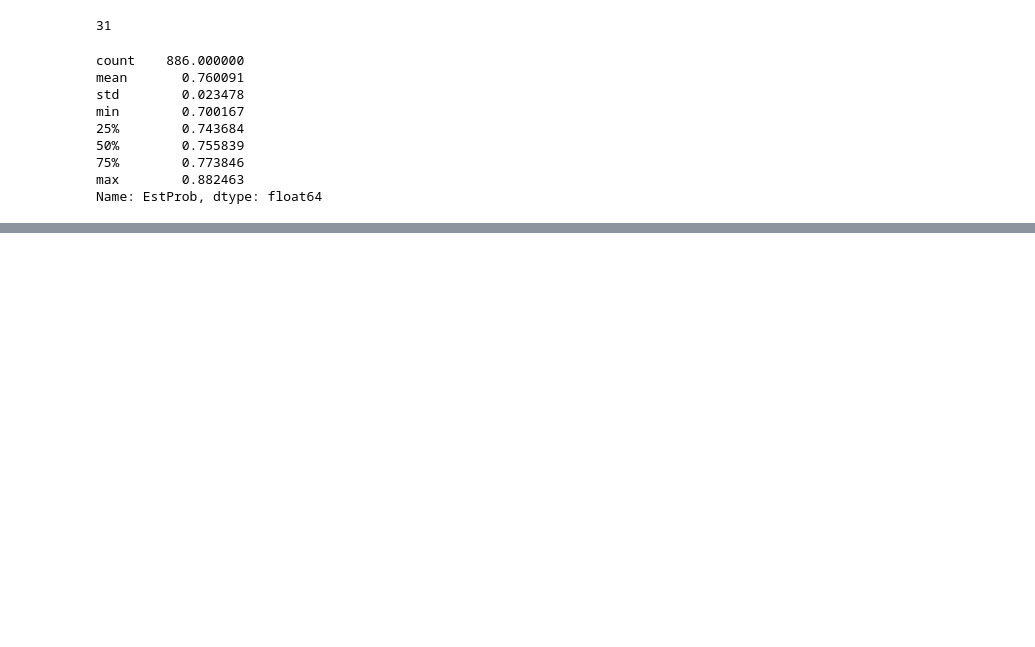
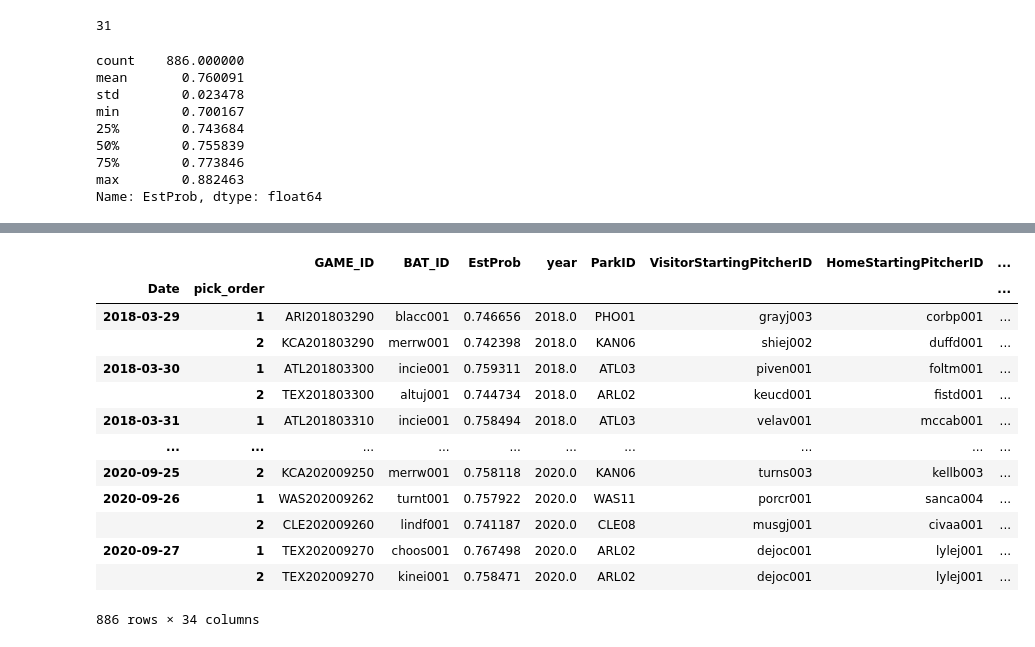
Before and after one commit to robsfletch/bts, a Jupyter notebook: notebooks/SelectionAccuracy.ipynb, the cells around one changed output, grey strips where cells are left out. Drawn from its saved outputs; the diff is of its cells as text; code cells hidden in the pictures; blank space fills up the shorter version.

```diff
--- a/notebooks/SelectionAccuracy.ipynb
+++ b/notebooks/SelectionAccuracy.ipynb
@@ -80 +96,18 @@ Name: EstProb, dtype: float64
+# %%
+selection_data
+# %% [output]
+|  |  | GAME_ID | BAT_ID | EstProb | year | ParkID | VisitorStartingPitcherID | HomeStartingPitcherID | ... |
+| Date | pick_order |  |  |  |  |  |  |  | ... |
+| 2018-03-29 | 1 | ARI201803290 | blacc001 | 0.746656 | 2018.0 | PHO01 | grayj003 | corbp001 | ... |
+|  | 2 | KCA201803290 | merrw001 | 0.742398 | 2018.0 | KAN06 | shiej002 | duffd001 | ... |
+| 2018-03-30 | 1 | ATL201803300 | incie001 | 0.759311 | 2018.0 | ATL03 | piven001 | foltm001 | ... |
+|  | 2 | TEX201803300 | altuj001 | 0.744734 | 2018.0 | ARL02 | keucd001 | fistd001 | ... |
+| 2018-03-31 | 1 | ATL201803310 | incie001 | 0.758494 | 2018.0 | ATL03 | velav001 | mccab001 | ... |
+| ... | ... | ... | ... | ... | ... | ... | ... | ... | ... |
+| 2020-09-25 | 2 | KCA202009250 | merrw001 | 0.758118 | 2020.0 | KAN06 | turns003 | kellb003 | ... |
+| 2020-09-26 | 1 | WAS202009262 | turnt001 | 0.757922 | 2020.0 | WAS11 | porcr001 | sanca004 | ... |
+|  | 2 | CLE202009260 | lindf001 | 0.741187 | 2020.0 | CLE08 | musgj001 | civaa001 | ... |
+| 2020-09-27 | 1 | TEX202009270 | choos001 | 0.767498 | 2020.0 | ARL02 | dejoc001 | lylej001 | ... |
+|  | 2 | TEX202009270 | kinei001 | 0.758471 | 2020.0 | ARL02 | dejoc001 | lylej001 | ... |
+886 rows × 34 columns
 # %%
```
Also changed, not shown: parts of 5 cells of this notebook.
